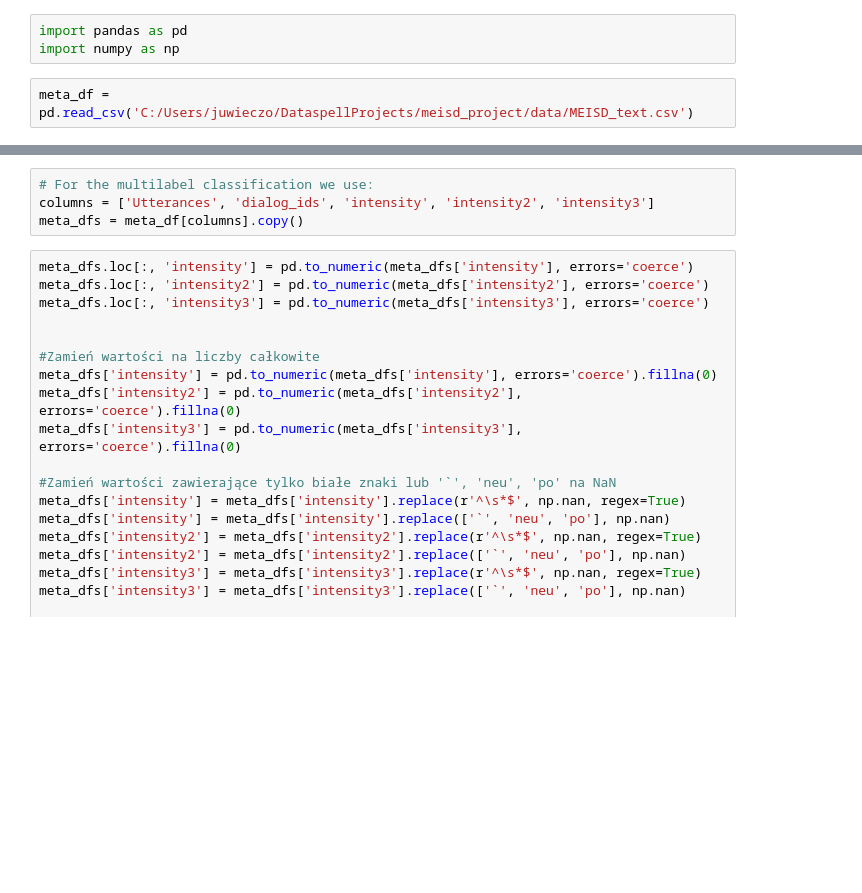
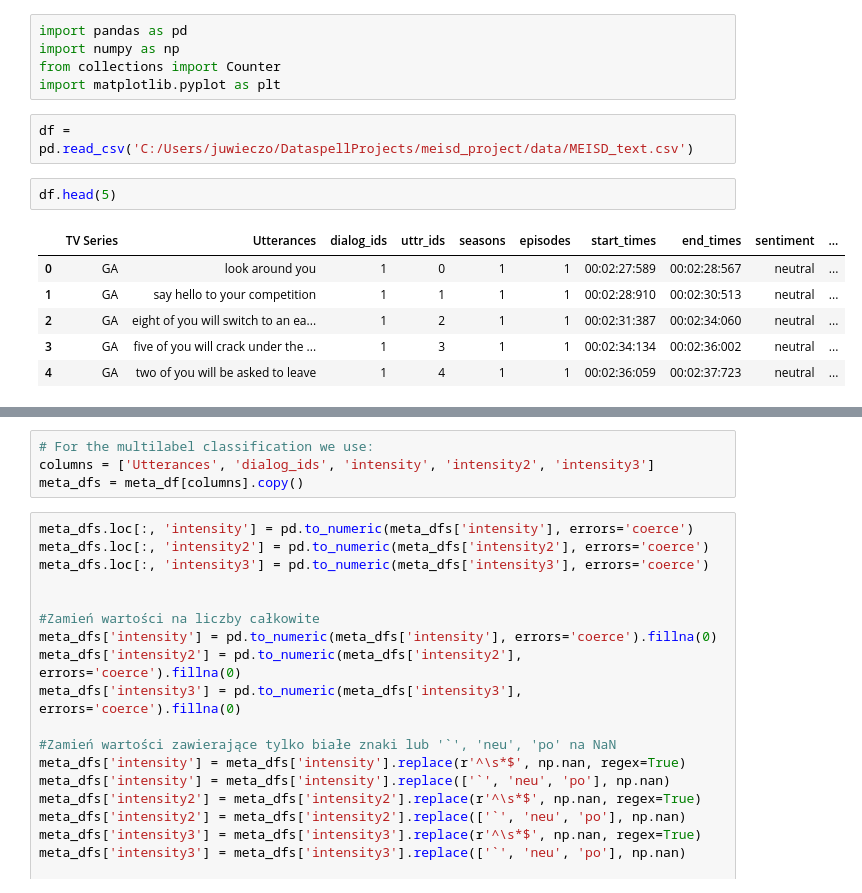
Before and after one commit to JuliaWieczorek/meisd_project, a Jupyter notebook: pipeline/data_preparation_intensity_binary_classification.ipynb, the cells around one changed output, grey strips where cells are left out. Cells and saved outputs as stored; diff of their text form; blank space fills up the shorter version.

```diff
--- a/pipeline/data_preparation_intensity_binary_classification.ipynb
+++ b/pipeline/data_preparation_intensity_binary_classification.ipynb
@@ -1,5 +1,16 @@
 # %%
 import pandas as pd
 import numpy as np
+from collections import Counter
+import matplotlib.pyplot as plt
 # %%
-meta_df = pd.read_csv('C:/Users/juwieczo/DataspellProjects/meisd_project/data/MEISD_text.csv')
+df = pd.read_csv('C:/Users/juwieczo/DataspellProjects/meisd_project/data/MEISD_text.csv')
+# %%
+df.head(5)
+# %% [output]
+|  | TV Series | Utterances | dialog_ids | uttr_ids | seasons | episodes | start_times | end_times | sentiment | ... |
+| 0 | GA | look around you | 1 | 0 | 1 | 1 | 00:02:27:589 | 00:02:28:567 | neutral | ... |
+| 1 | GA | say hello to your competition | 1 | 1 | 1 | 1 | 00:02:28:910 | 00:02:30:513 | neutral | ... |
+| 2 | GA | eight of you will switch to an ea... | 1 | 2 | 1 | 1 | 00:02:31:387 | 00:02:34:060 | neutral | ... |
+| 3 | GA | five of you will crack under the ... | 1 | 3 | 1 | 1 | 00:02:34:134 | 00:02:36:002 | neutral | ... |
+| 4 | GA | two of you will be asked to leave | 1 | 4 | 1 | 1 | 00:02:36:059 | 00:02:37:723 | neutral | ... |
```
Also changed, not shown: parts of 8 cells of this notebook, 2 other files.
